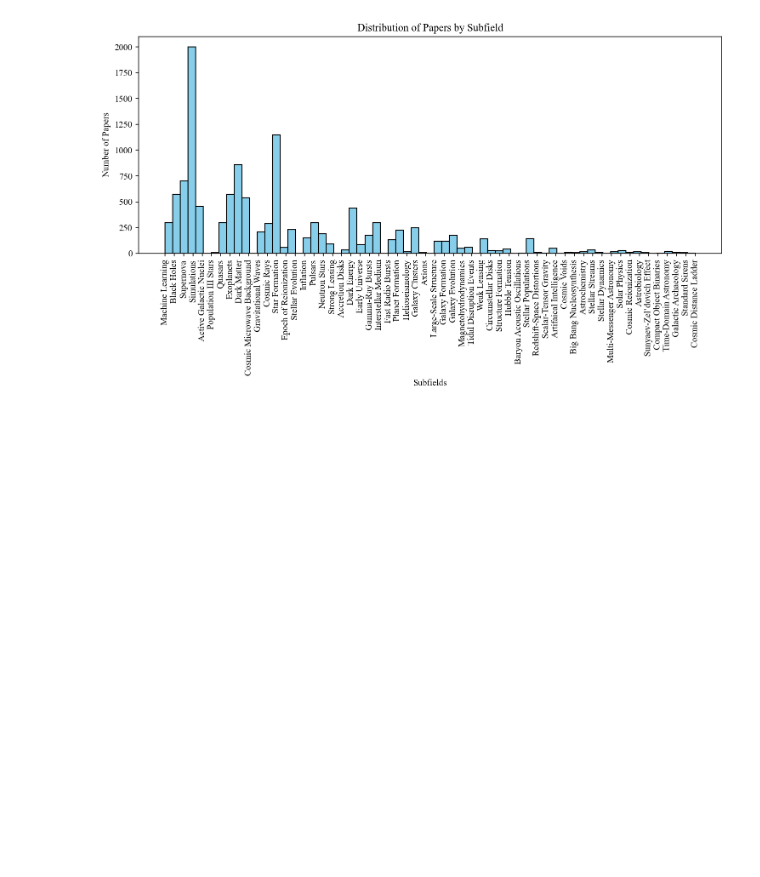
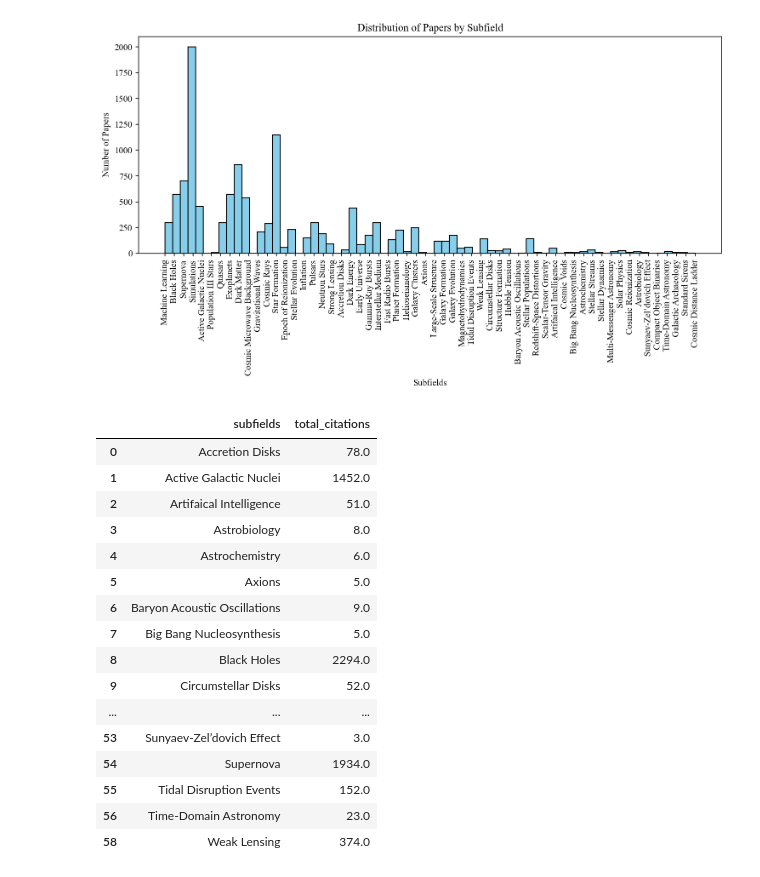
Before and after one commit to romms921/arXiver, a Jupyter notebook: subfields.ipynb, the cells around one changed output. Drawn from its saved outputs; the diff is of its cells as text; code cells hidden in the pictures; blank space fills up the shorter version.

Commit message:
adding citations to subfields

```diff
--- a/subfields.ipynb
+++ b/subfields.ipynb
@@ -190,3 +190,27 @@ plt.tight_layout()
 plt.show()
 # %% [output]
 [figure]
+# %%
+# Citations per Subfield
+citations_per_subfield = data.groupby('subfields')['total_citations'].sum().reset_index()
+citations_per_subfield = citations_per_subfield[citations_per_subfield['subfields'] != 'Unclassified']
+
+citations_per_subfield
+# %% [output]
+|  | subfields | total_citations |
+| 0 | Accretion Disks | 78.0 |
+| 1 | Active Galactic Nuclei | 1452.0 |
+| 2 | Artifaical Intelligence | 51.0 |
+| 3 | Astrobiology | 8.0 |
+| 4 | Astrochemistry | 6.0 |
+| 5 | Axions | 5.0 |
+| 6 | Baryon Acoustic Oscillations | 9.0 |
+| 7 | Big Bang Nucleosynthesis | 5.0 |
+| 8 | Black Holes | 2294.0 |
+| 9 | Circumstellar Disks | 52.0 |
+| ... | ... | ... |
+| 53 | Sunyaev-Zel’dovich Effect | 3.0 |
+| 54 | Supernova | 1934.0 |
+| 55 | Tidal Disruption Events | 152.0 |
+| 56 | Time-Domain Astronomy | 23.0 |
+| 58 | Weak Lensing | 374.0 |
```
Also changed, not shown: 1 other file.
